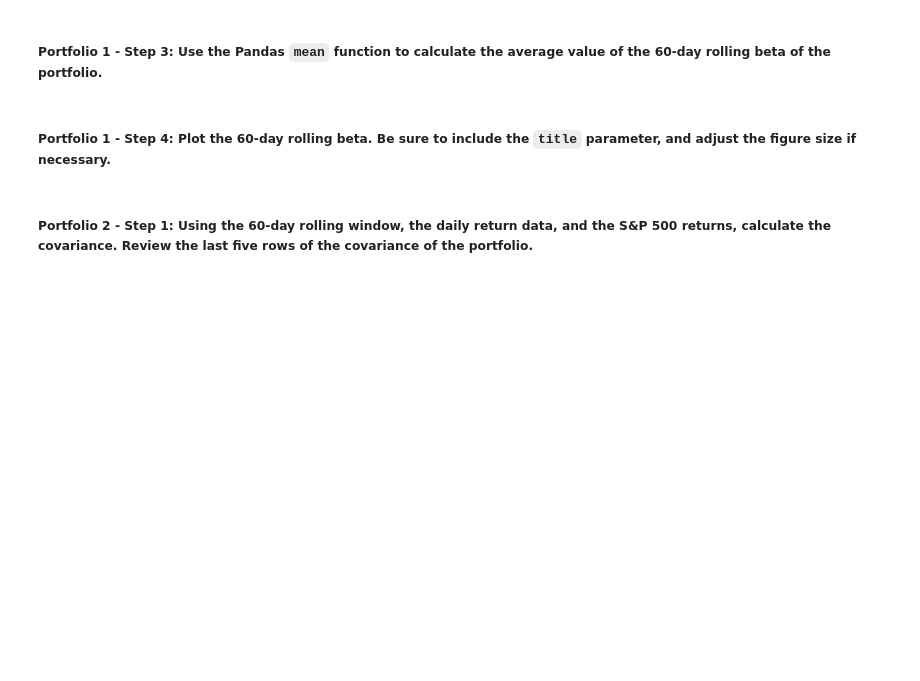
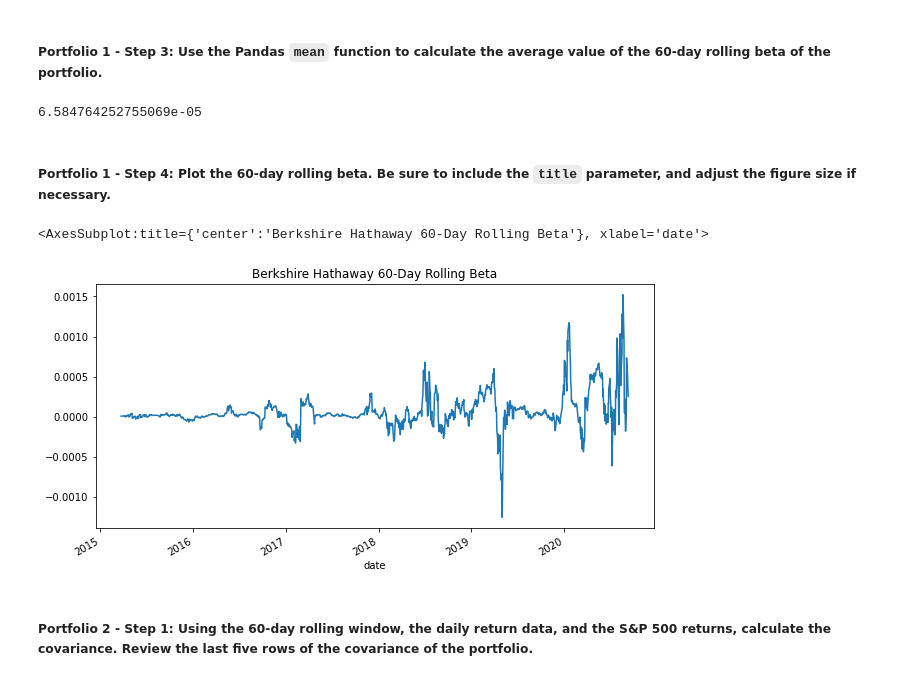
Before and after one commit to abcarmin/Module-4-Challenge, a Jupyter notebook: risk_return_analysis.ipynb, the cells around one changed output. Drawn from its saved outputs; the diff is of its cells as text; code cells hidden in the pictures; blank space fills up the shorter version.

```diff
--- a/risk_return_analysis.ipynb
+++ b/risk_return_analysis.ipynb
@@ -333,4 +352,5 @@ Your analysis is nearing completion. Now, you need to evaluate how the portfolio
 #### Use the Pandas `var` function to calculate the variance of the S&P 500 by using a 60-day rolling window. Visualize the last five rows of the variance of the S&P 500.
 # %%
 # Calculate the variance of the S&P 500 using a rolling 60-day window.
-# YOUR CODE HERE
+market_rolling_60_variance = daily_returns['S&P 500'].rolling(window=60).var()
+market_rolling_60_variance.tail()
@@ -349,4 +377,5 @@ Your analysis is nearing completion. Now, you need to evaluate how the portfolio
 # %%
 # Calculate the covariance using a 60-day rolling window
 # Review the last five rows of the covariance data
-# YOUR CODE HERE
+berkshire_rolling_60_covariance = daily_returns['BERKSHIRE HATHAWAY INC'].rolling(window=60).cov(market_rolling_60_variance)
+berkshire_rolling_60_covariance.tail()
@@ -355,4 +392,5 @@ Your analysis is nearing completion. Now, you need to evaluate how the portfolio
 # %%
 # Calculate the beta based on the 60-day rolling covariance compared to the market (S&P 500)
 # Review the last five rows of the beta information
-# YOUR CODE HERE
+berkshire_rolling_60_beta = berkshire_rolling_60_covariance / market_rolling_60_variance
+berkshire_rolling_60_beta.tail()
@@ -360,13 +406,19 @@ Your analysis is nearing completion. Now, you need to evaluate how the portfolio
 ##### Portfolio 1 - Step 3: Use the Pandas `mean` function to calculate the average value of the 60-day rolling beta of the portfolio.
 # %%
 # Calculate the average of the 60-day rolling beta
-# YOUR CODE HERE
+berkshire_average_beta = berkshire_rolling_60_beta.mean()
+berkshire_average_beta
+# %% [output]
+6.584764252755069e-05
 # %% [markdown]
 ##### Portfolio 1 - Step 4: Plot the 60-day rolling beta. Be sure to include the `title` parameter, and adjust the figure size if necessary.
 # %%
 # Plot the rolling beta
 # Include a title parameter and adjust the figure size
-# YOUR CODE HERE
+berkshire_rolling_60_beta.plot(title='Berkshire Hathaway 60-Day Rolling Beta', figsize=(10,5))
+# %% [output]
+<AxesSubplot:title={'center':'Berkshire Hathaway 60-Day Rolling Beta'}, xlabel='date'>
+[figure, added]
 # %% [markdown]
 ##### Portfolio 2 - Step 1: Using the 60-day rolling window, the daily return data, and the S&P 500 returns, calculate the covariance. Review the last five rows of the covariance of the portfolio.
 # %%
```
Also changed, not shown: parts of 13 cells of this notebook.
